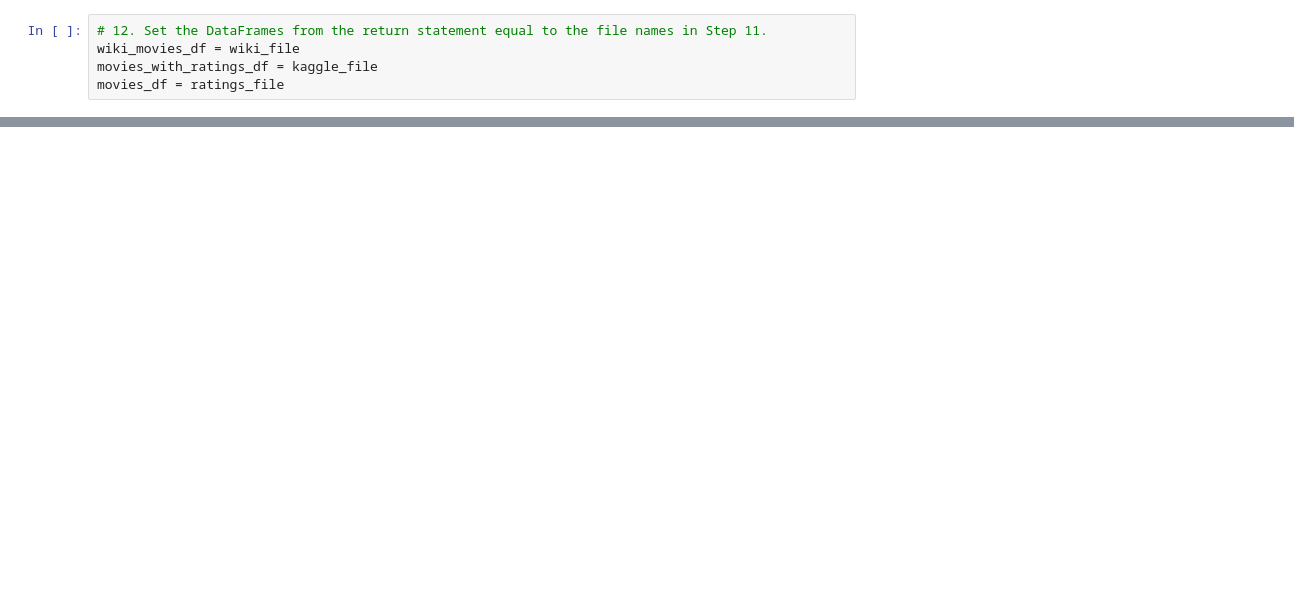
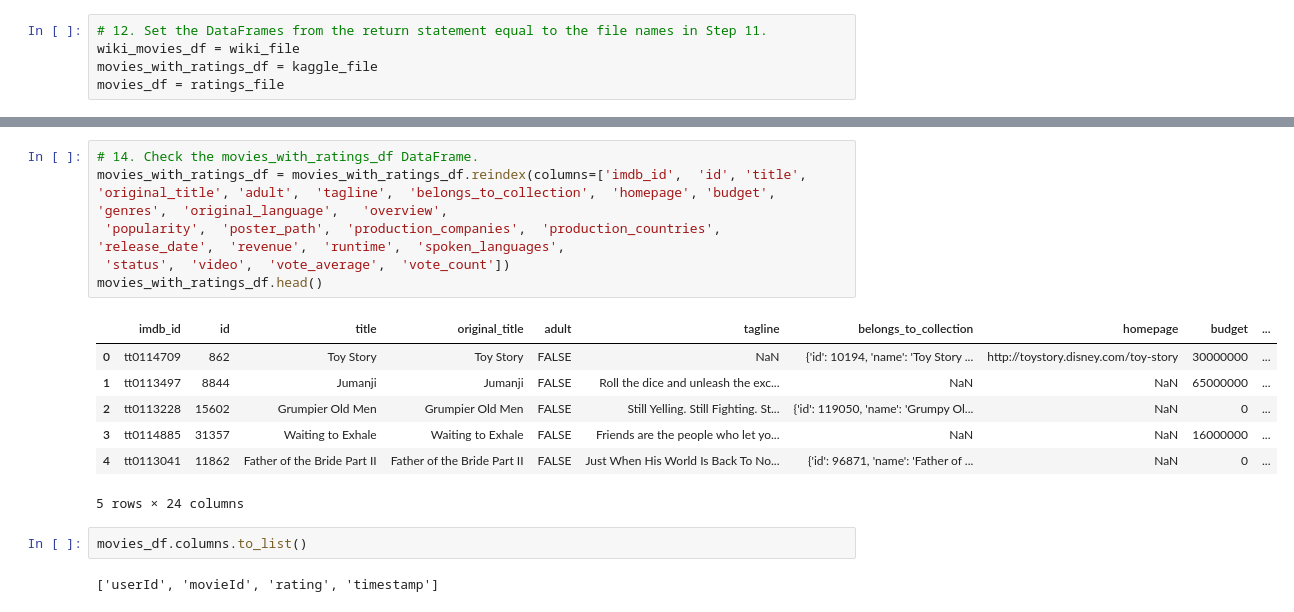
Before and after one commit to benniehana111/Movies-ETL, a Jupyter notebook: ETL_clean_kaggle_data.ipynb, the cells around one changed output, grey strips where cells are left out. Drawn from its saved outputs; the diff is of its cells as text; blank space fills up the shorter version.

```diff
--- a/ETL_clean_kaggle_data.ipynb
+++ b/ETL_clean_kaggle_data.ipynb
@@ -257,3 +322,21 @@ movies_with_ratings_df.head()
+# %%
+# 14. Check the movies_with_ratings_df DataFrame.
+movies_with_ratings_df = movies_with_ratings_df.reindex(columns=['imdb_id',  'id', 'title', 'original_title', 'adult',  'tagline',  'belongs_to_collection',  'homepage', 'budget',  'genres',  'original_language',   'overview',
+ 'popularity',  'poster_path',  'production_companies',  'production_countries',  'release_date',  'revenue',  'runtime',  'spoken_languages',
+ 'status',  'video',  'vote_average',  'vote_count'])
+movies_with_ratings_df.head()
+# %% [output]
+|  | imdb_id | id | title | original_title | adult | tagline | belongs_to_collection | homepage | budget | ... |
+| 0 | tt0114709 | 862 | Toy Story | Toy Story | FALSE | NaN | {'id': 10194, 'name': 'Toy Story ... | http://toystory.disney.com/toy-story | 30000000 | ... |
+| 1 | tt0113497 | 8844 | Jumanji | Jumanji | FALSE | Roll the dice and unleash the exc... | NaN | NaN | 65000000 | ... |
+| 2 | tt0113228 | 15602 | Grumpier Old Men | Grumpier Old Men | FALSE | Still Yelling. Still Fighting. St... | {'id': 119050, 'name': 'Grumpy Ol... | NaN | 0 | ... |
+| 3 | tt0114885 | 31357 | Waiting to Exhale | Waiting to Exhale | FALSE | Friends are the people who let yo... | NaN | NaN | 16000000 | ... |
+| 4 | tt0113041 | 11862 | Father of the Bride Part II | Father of the Bride Part II | FALSE | Just When His World Is Back To No... | {'id': 96871, 'name': 'Father of ... | NaN | 0 | ... |
+5 rows × 24 columns
+# %%
+movies_df.columns.to_list()
+# %% [output]
+['userId', 'movieId', 'rating', 'timestamp']
 # %%
 # 15. Check the movies_df DataFrame.
 movies_df.head()
```
Also changed, not shown: parts of 8 cells of this notebook.
